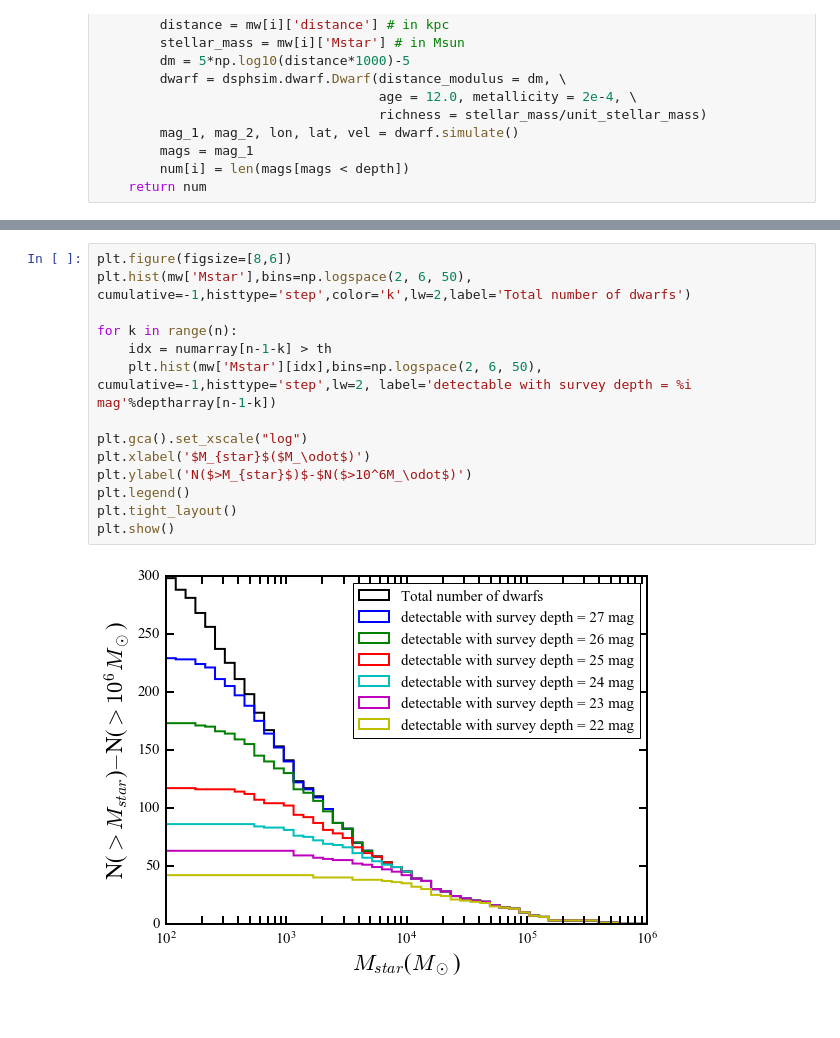
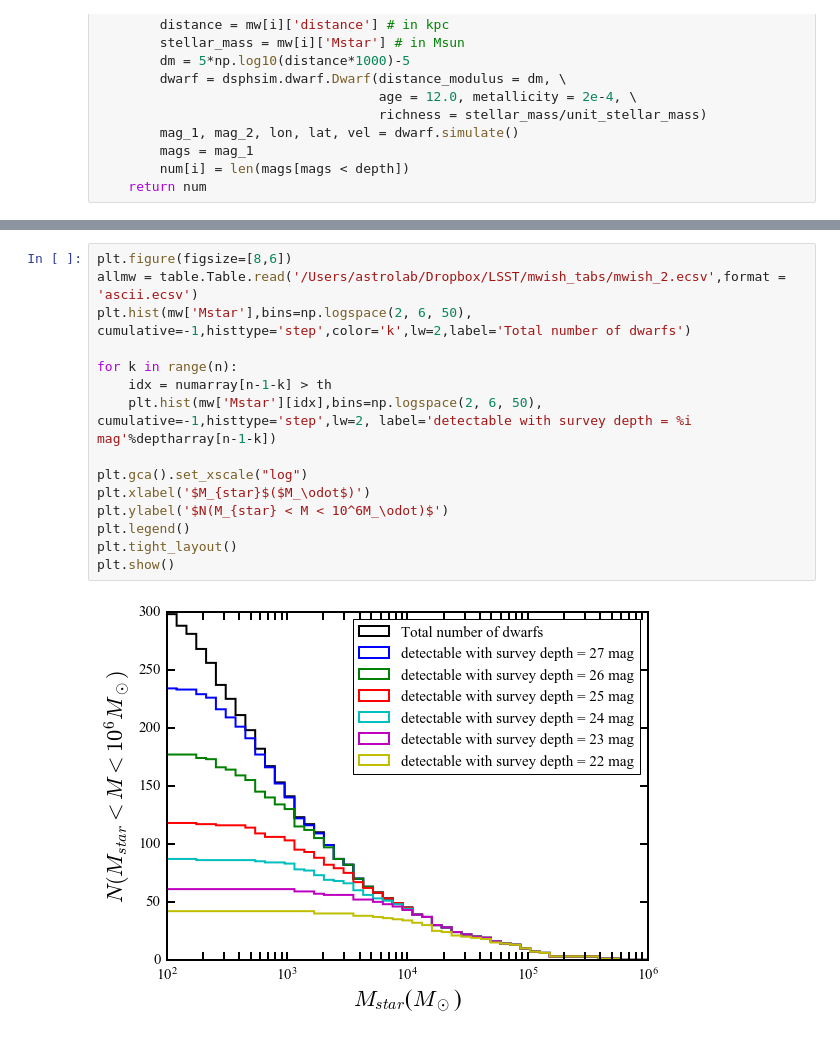
Before and after one commit to sazabi4/test, a Jupyter notebook: LSST_dwarf_num_estimate-cut50.ipynb, the cells around one changed output, grey strips where cells are left out. Saved outputs shown, nothing was run; the diff lists cells and outputs as text.

```diff
--- a/LSST_dwarf_num_estimate-cut50.ipynb
+++ b/LSST_dwarf_num_estimate-cut50.ipynb
@@ -85,16 +96,17 @@ plt.show()
 # %%
 plt.figure(figsize=[8,6])
+allmw = table.Table.read('/Users/astrolab/Dropbox/LSST/mwish_tabs/mwish_2.ecsv',format = 'ascii.ecsv')
 plt.hist(mw['Mstar'],bins=np.logspace(2, 6, 50), cumulative=-1,histtype='step',color='k',lw=2,label='Total number of dwarfs')
 
 for k in range(n):
     idx = numarray[n-1-k] > th
     plt.hist(mw['Mstar'][idx],bins=np.logspace(2, 6, 50), cumulative=-1,histtype='step',lw=2, label='detectable with survey depth = %i mag'%deptharray[n-1-k])
 
 plt.gca().set_xscale("log")
 plt.xlabel('$M_{star}$($M_\odot$)')
-plt.ylabel('N($>M_{star}$)$-$N($>10^6M_\odot$)')
+plt.ylabel('$N(M_{star} < M < 10^6M_\odot)$')
 plt.legend()
 plt.tight_layout()
 plt.show()
 # %% [output]
-[figure, old version]
+[figure, new version]
```
Also changed, not shown: parts of 4 cells of this notebook.
